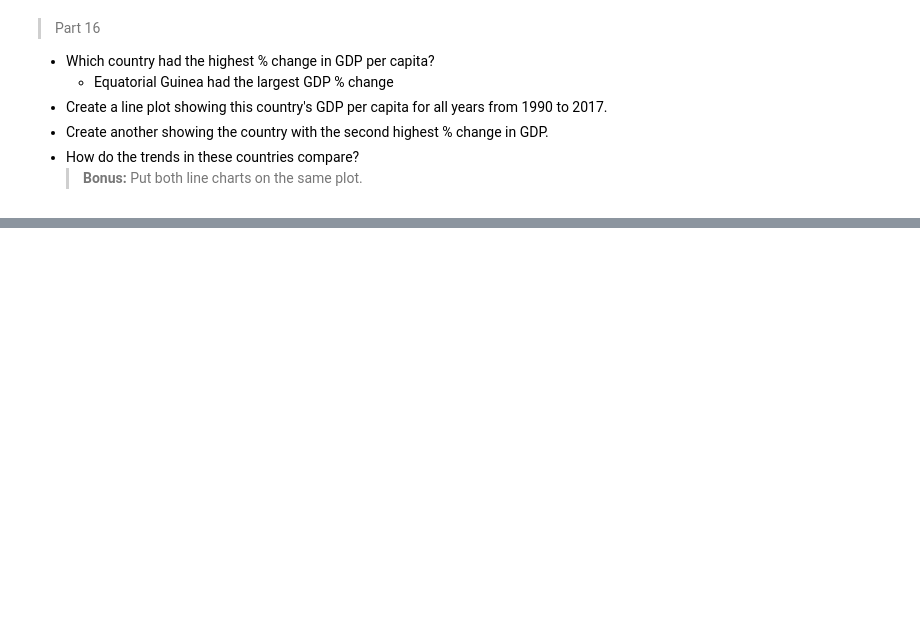
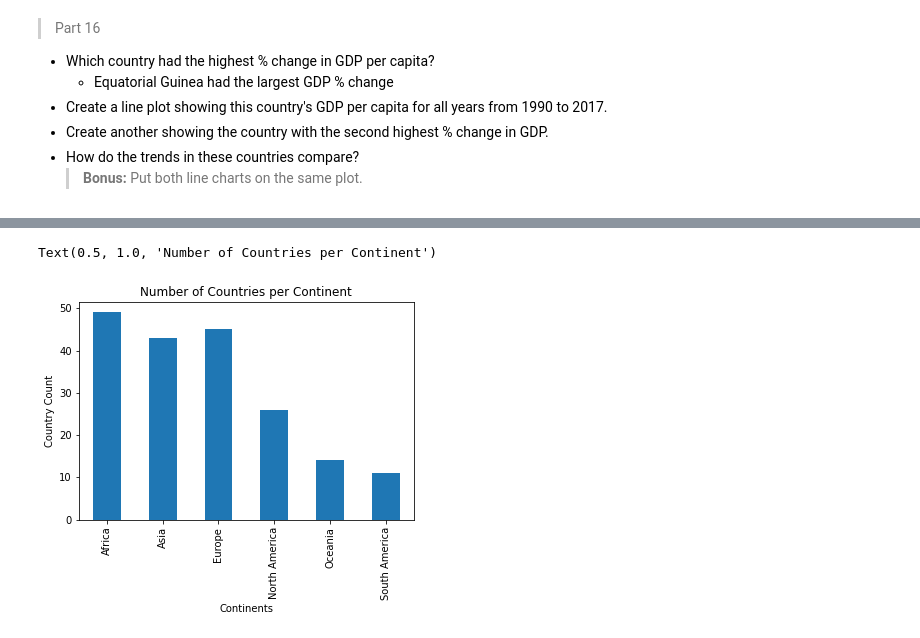
Before and after one commit to Claytor/exploratory_analysis_of_un_data, a Jupyter notebook: notebooks/UN Data Exploration.ipynb, the cells around one changed output, grey strips where cells are left out. Saved outputs shown, nothing was run; the diff lists cells and outputs as text; code cells hidden in the pictures; blank space fills up the shorter version.

```diff
--- a/notebooks/UN Data Exploration.ipynb
+++ b/notebooks/UN Data Exploration.ipynb
@@ -268,0 +319,8 @@ weird_gdp = [gdp_High] + [gdp_High2]
+# %%
+plot(kind = 'bar');
+plt.xlabel("Continents")
+plt.ylabel("Country Count")
+plt.title("Number of Countries per Continent")
+# %% [output]
+Text(0.5, 1.0, 'Number of Countries per Continent')
+[figure, added]
```
Also changed, not shown: parts of 12 cells of this notebook.
